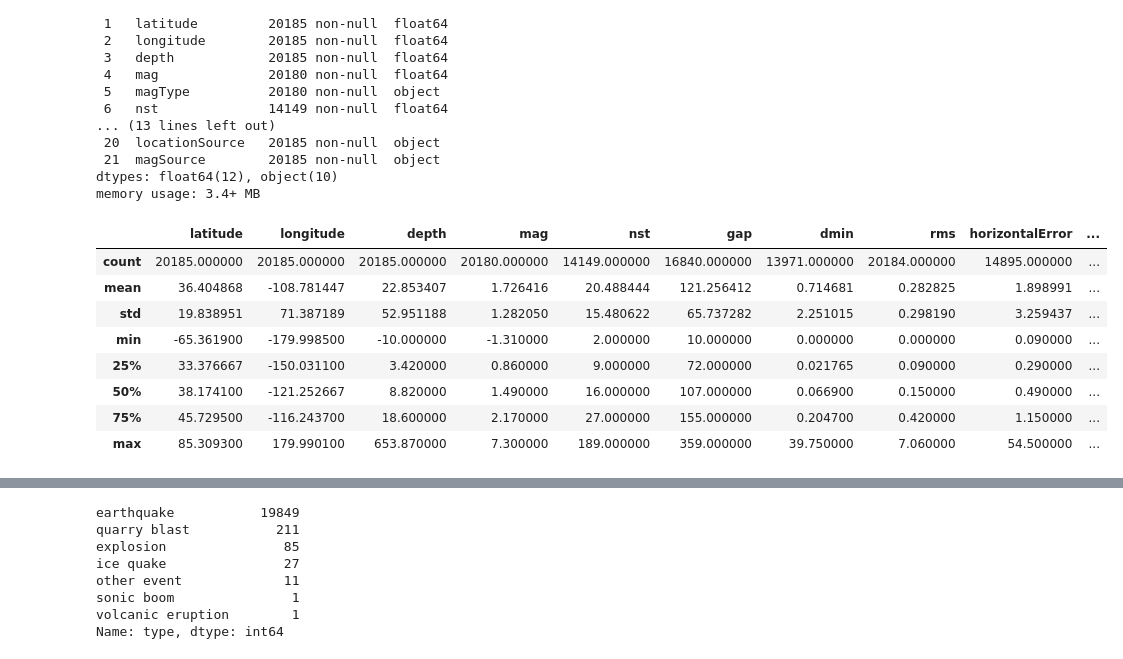
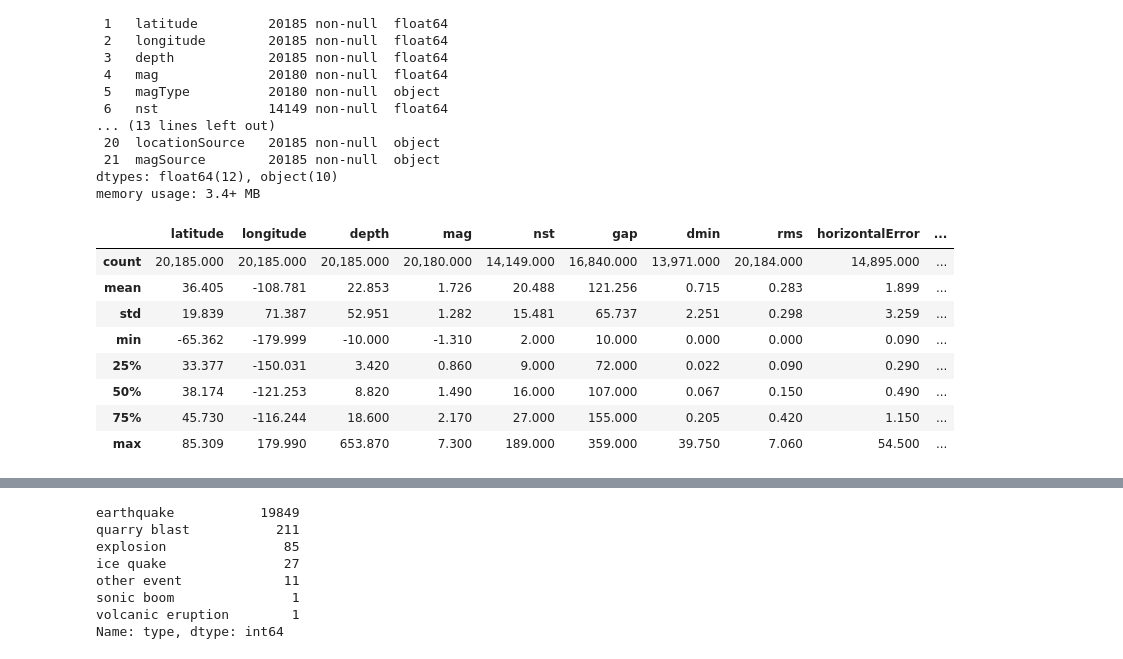
Before and after one commit to rromang/earthquake_modeling, a Jupyter notebook: noteboooks/data_exploration.ipynb, the cells around one changed output, grey strips where cells are left out. Saved outputs shown, nothing was run; the diff lists cells and outputs as text; code cells hidden in the pictures.

```diff
--- a/noteboooks/data_exploration.ipynb
+++ b/noteboooks/data_exploration.ipynb
@@ -61,18 +61,18 @@ dtypes: float64(12), object(10)
 memory usage: 3.4+ MB
 # %%
 #describe numerical data
-descr_table=raw_data.describe()
+descr_table=raw_data.describe().applymap('{:,.3f}'.format)
 descr_table
 # %% [output]
 |  | latitude | longitude | depth | mag | nst | gap | dmin | rms | horizontalError | ... |
-| count | 20185.000000 | 20185.000000 | 20185.000000 | 20180.000000 | 14149.000000 | 16840.000000 | 13971.000000 | 20184.000000 | 14895.000000 | ... |
-| mean | 36.404868 | -108.781447 | 22.853407 | 1.726416 | 20.488444 | 121.256412 | 0.714681 | 0.282825 | 1.898991 | ... |
-| std | 19.838951 | 71.387189 | 52.951188 | 1.282050 | 15.480622 | 65.737282 | 2.251015 | 0.298190 | 3.259437 | ... |
-| min | -65.361900 | -179.998500 | -10.000000 | -1.310000 | 2.000000 | 10.000000 | 0.000000 | 0.000000 | 0.090000 | ... |
-| 25% | 33.376667 | -150.031100 | 3.420000 | 0.860000 | 9.000000 | 72.000000 | 0.021765 | 0.090000 | 0.290000 | ... |
-| 50% | 38.174100 | -121.252667 | 8.820000 | 1.490000 | 16.000000 | 107.000000 | 0.066900 | 0.150000 | 0.490000 | ... |
-| 75% | 45.729500 | -116.243700 | 18.600000 | 2.170000 | 27.000000 | 155.000000 | 0.204700 | 0.420000 | 1.150000 | ... |
-| max | 85.309300 | 179.990100 | 653.870000 | 7.300000 | 189.000000 | 359.000000 | 39.750000 | 7.060000 | 54.500000 | ... |
+| count | 20,185.000 | 20,185.000 | 20,185.000 | 20,180.000 | 14,149.000 | 16,840.000 | 13,971.000 | 20,184.000 | 14,895.000 | ... |
+| mean | 36.405 | -108.781 | 22.853 | 1.726 | 20.488 | 121.256 | 0.715 | 0.283 | 1.899 | ... |
+| std | 19.839 | 71.387 | 52.951 | 1.282 | 15.481 | 65.737 | 2.251 | 0.298 | 3.259 | ... |
+| min | -65.362 | -179.999 | -10.000 | -1.310 | 2.000 | 10.000 | 0.000 | 0.000 | 0.090 | ... |
+| 25% | 33.377 | -150.031 | 3.420 | 0.860 | 9.000 | 72.000 | 0.022 | 0.090 | 0.290 | ... |
+| 50% | 38.174 | -121.253 | 8.820 | 1.490 | 16.000 | 107.000 | 0.067 | 0.150 | 0.490 | ... |
+| 75% | 45.730 | -116.244 | 18.600 | 2.170 | 27.000 | 155.000 | 0.205 | 0.420 | 1.150 | ... |
+| max | 85.309 | 179.990 | 653.870 | 7.300 | 189.000 | 359.000 | 39.750 | 7.060 | 54.500 | ... |
 # %%
 result1=descr_table.to_html()
 print(result1)
```
Also changed, not shown: parts of 4 cells of this notebook, 3 other files.
